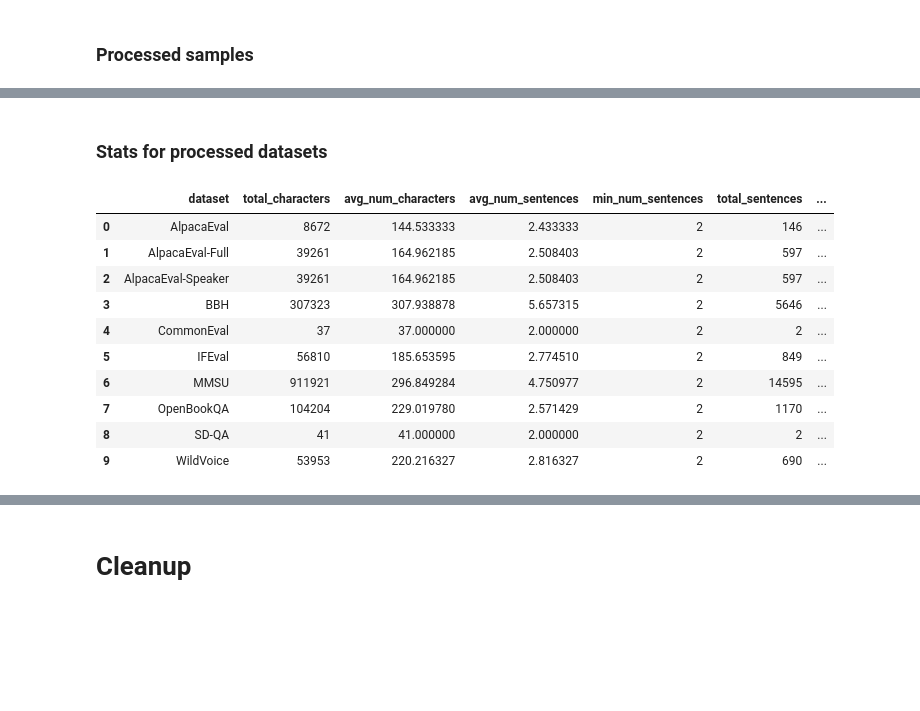
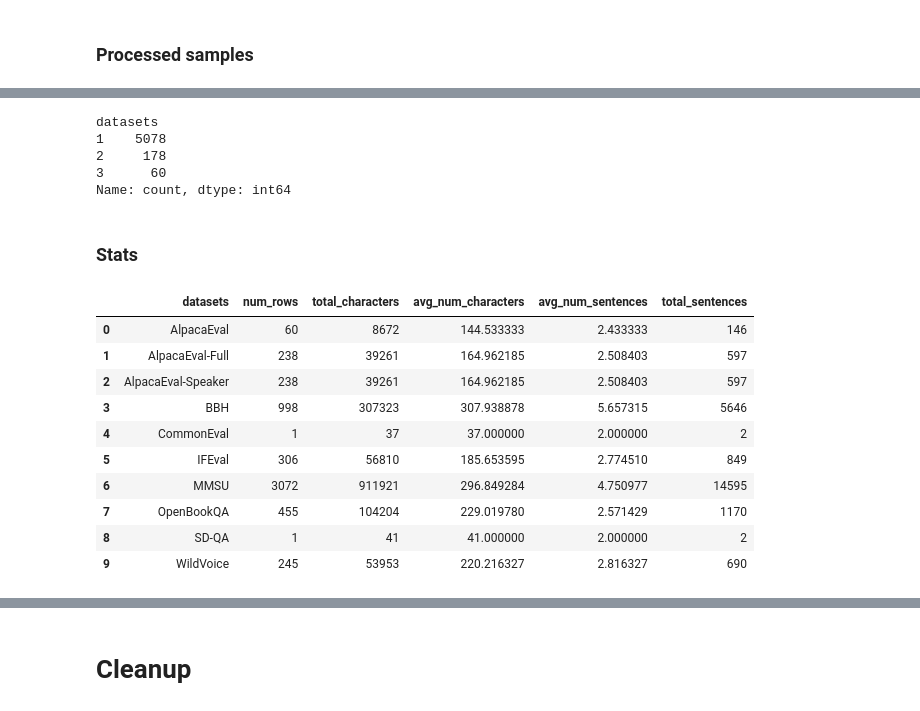
Before and after one commit to Pawlo77/MLLM-Shap, a Jupyter notebook: experiments/data_preparation/voice_bench.ipynb, the cells around one changed output, grey strips where cells are left out. Cells and saved outputs as stored; diff of their text form; code cells hidden in the pictures; blank space fills up the shorter version.

```diff
--- a/experiments/data_preparation/voice_bench.ipynb
+++ b/experiments/data_preparation/voice_bench.ipynb
@@ -256,0 +287,13 @@ We can see that our english detection pipeline fails in some places, yet after o
+# %%
+df = (
+    df.groupby(["prompt"])
+    .agg(
+        {
+            "dataset": lambda x: sorted(set(x)),
+            "sentences": "first",
+            "sentences__num": "first",
+        }
+    )
+    .reset_index()
+    .rename(columns={"dataset": "datasets"})
+)
@@ -257,11 +304,4 @@ We can see that our english detection pipeline fails in some places, yet after o
 # %%
-df: pd.DataFrame = pd.DataFrame(dt, columns=["prompt", "dataset", "split_name"])
-
-base__df: pd.DataFrame = df.groupby(["prompt"]).agg({"dataset": lambda x: sorted(set(x))}).reset_index()
-base__df.rename(columns={"dataset": "datasets"}, inplace=True)
-save_parquet(base__df, VOICE_BENCH__CONFIG.data_dir / "text__base.parquet")
-
-print(f"Number of unique text entries: {df['prompt'].unique().shape[0]}")
-print(f"Unique prompt is from up to {base__df['datasets'].apply(len).max()} datasets.")
-base__df.head(3)
+single_sentence__df: pd.DataFrame = df[df["sentences__num"] == 1]
+print(f"Number of unique text entries and size of the single sentence dataset: {len(single_sentence__df)}")
 # %% [output]
@@ -389,9 +383,4 @@ For hybrid inputs to the model we need to filter out only entries containing mor
 # %%
-multi_sentence__df: pd.DataFrame = base__df[base__df["sentences_num"] > 1]
-multi_sentence__df = multi_sentence__df.explode("datasets").reset_index(drop=True)
-multi_sentence__df.rename(columns={"datasets": "dataset"}, inplace=True)
-multi_sentence__df_to_save = multi_sentence__df.drop(columns=["prompt", "sentences_num"])
-save_parquet(multi_sentence__df_to_save, VOICE_BENCH__CONFIG.data_dir / "text__multi_sentence.parquet")
-
-multi_sentence__df_to_save.head(3)
+multi_sentence__df: pd.DataFrame = df[df["sentences__num"] > 1]
+print(f"Number of unique text entries and size of the multi sentence dataset: {len(multi_sentence__df)}")
 # %% [output]
@@ -402,24 +395,25 @@ multi_sentence__df_to_save.head(3)
+# %%
+multi_sentence__df["datasets"].apply(len).value_counts().sort_index()
+# %% [output]
+datasets
+1    5078
+2     178
+3      60
+Name: count, dtype: int64
 # %% [markdown]
-### Stats for processed datasets
+### Stats
 # %%
-multi_sentence__df.groupby("dataset").agg(
-    total_characters=("prompt", lambda x: x.apply(len).sum()),
-    avg_num_characters=("prompt", lambda x: x.apply(len).mean()),
-    avg_num_sentences=("sentences_num", "mean"),
-    min_num_sentences=("sentences_num", "min"),
-    total_sentences=("sentences_num", "sum"),
-    rows=("prompt", "count"),
-).reset_index().sort_values("dataset")
+get_df_stats__by_source(multi_sentence__df)
 # %% [output]
-|  | dataset | total_characters | avg_num_characters | avg_num_sentences | min_num_sentences | total_sentences | ... |
-| 0 | AlpacaEval | 8672 | 144.533333 | 2.433333 | 2 | 146 | ... |
-| 1 | AlpacaEval-Full | 39261 | 164.962185 | 2.508403 | 2 | 597 | ... |
-| 2 | AlpacaEval-Speaker | 39261 | 164.962185 | 2.508403 | 2 | 597 | ... |
-| 3 | BBH | 307323 | 307.938878 | 5.657315 | 2 | 5646 | ... |
-| 4 | CommonEval | 37 | 37.000000 | 2.000000 | 2 | 2 | ... |
-| 5 | IFEval | 56810 | 185.653595 | 2.774510 | 2 | 849 | ... |
-| 6 | MMSU | 911921 | 296.849284 | 4.750977 | 2 | 14595 | ... |
-| 7 | OpenBookQA | 104204 | 229.019780 | 2.571429 | 2 | 1170 | ... |
-| 8 | SD-QA | 41 | 41.000000 | 2.000000 | 2 | 2 | ... |
-| 9 | WildVoice | 53953 | 220.216327 | 2.816327 | 2 | 690 | ... |
+|  | datasets | num_rows | total_characters | avg_num_characters | avg_num_sentences | total_sentences |
+| 0 | AlpacaEval | 60 | 8672 | 144.533333 | 2.433333 | 146 |
+| 1 | AlpacaEval-Full | 238 | 39261 | 164.962185 | 2.508403 | 597 |
+| 2 | AlpacaEval-Speaker | 238 | 39261 | 164.962185 | 2.508403 | 597 |
+| 3 | BBH | 998 | 307323 | 307.938878 | 5.657315 | 5646 |
+| 4 | CommonEval | 1 | 37 | 37.000000 | 2.000000 | 2 |
+| 5 | IFEval | 306 | 56810 | 185.653595 | 2.774510 | 849 |
+| 6 | MMSU | 3072 | 911921 | 296.849284 | 4.750977 | 14595 |
+| 7 | OpenBookQA | 455 | 104204 | 229.019780 | 2.571429 | 1170 |
+| 8 | SD-QA | 1 | 41 | 41.000000 | 2.000000 | 2 |
+| 9 | WildVoice | 245 | 53953 | 220.216327 | 2.816327 | 690 |
 # %%
```
Also changed, not shown: parts of 62 cells of this notebook, 7 other files.
